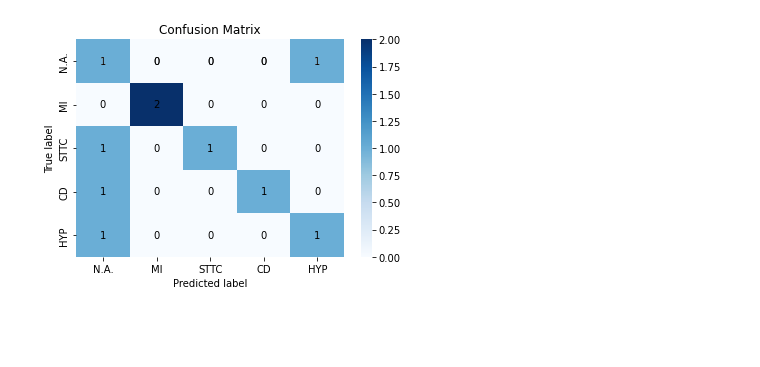
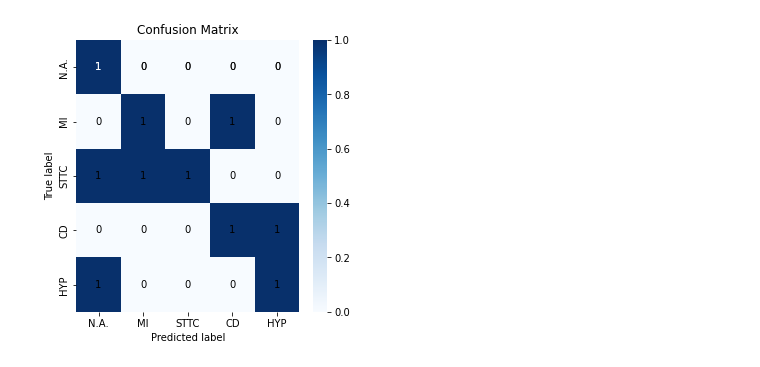
Before and after one commit to HemaxiN/DL_ECG_Classification, a Jupyter notebook: ConfusionMatrix.ipynb, the cells around one changed output. Drawn from its saved outputs; the diff is of its cells as text; code cells hidden in the pictures; blank space fills up the shorter version.

Commit message:
updated confusion matrix

```diff
--- a/ConfusionMatrix.ipynb
+++ b/ConfusionMatrix.ipynb
@@ -3,51 +3,83 @@ import numpy as np
 from sklearn.metrics import confusion_matrix
 import seaborn as sns
 import matplotlib.pyplot as plt
+plt.rcParams["figure.figsize"] = (5,5)
 
 # true and pred labels (ground-truth and output of our models)
-y_true = np.array([[0, 1, 0, 1], [1, 0, 0, 1], [0, 1, 1, 0], [1, 0, 1, 0], [0, 0, 0, 0]])
+y_true = np.array([[0, 1, 0, 1], [1, 0, 0, 1], [0, 1, 1, 0], [1, 1, 1, 0], [0, 0, 0, 0]])
 y_pred = np.array([[0, 0, 0, 0], [1, 0, 0, 1], [0, 1, 0, 1], [1, 0, 1, 0], [0, 0, 0, 0]])
 
 
 def conversion(y_true, y_pred):
     y_true_out = []
     y_pred_out = []
     for y_true_aux, y_pred_aux in zip(y_true, y_pred):
         if np.sum(y_true_aux) == 0 and np.sum(y_pred_aux) == 0: #true normal, pred normal
             y_pred_out.append(0)
             y_true_out.append(0)
+        elif np.sum(y_true_aux) == 0: #true normal, pred not normal
+            i=0
+            for p in y_pred_aux:
+                i+=1
+                if p==1:
+                    y_pred_out.append(i)
+                    y_true_out.append(0)
+        elif np.sum(y_pred_aux) == 0: #true not normal, pred normal
+            i=0
+            for t in y_true_aux:
+                i+=1
+                if t==1:
+                    y_pred_out.append(0)
+                    y_true_out.append(i)
         else:
-            i = 1
-            for t, p in zip(y_true_aux, y_pred_aux):
-                if t==0 and p==0:
-                    i+=1
-                else:
-                    y_true_out.append((1-t)*0+(t)*i)
-                    y_pred_out.append((1-p)*0+(p)*i)
-                    i+=1
+            pred_aux = []
+            true_aux = []
+            i=0
+            for t in y_true_aux:
+                i+=1
+                if t==1:
+                    true_aux.append(i)
+            i=0
+            for p in y_pred_aux:
+                i+=1
+                if p==1:
+                    pred_aux.append(i)
+
+            if len(pred_aux)>len(true_aux):
+                true_aux = np.pad(true_aux, len(pred_aux)-len(true_aux), 'reflect')
+            elif len(true_aux)>len(pred_aux):
+                pred_aux = np.pad(pred_aux, len(true_aux)-len(pred_aux), 'reflect')
+
+            for p, t in zip(pred_aux, true_aux):
+                y_pred_out.append(p)
+                y_true_out.append(t)
 
     return np.asarray(y_true_out), np.asarray(y_pred_out)
 
 y_true_final, y_pred_final = conversion(y_true, y_pred)
 
 #class labels
 class_labels = ['N.A.', 'MI', 'STTC', 'CD', 'HYP']
 
 confusion_matrix = confusion_matrix(y_true_final, y_pred_final)
 
 # heatmap visualization
 ax = sns.heatmap(confusion_matrix, annot=True, fmt='g', cmap='Blues', xticklabels=class_labels, yticklabels=class_labels)
 
 for i in range(len(class_labels)):
     for j in range(len(class_labels)):
-        text = ax.text(j + 0.5, i + 0.5, confusion_matrix[i, j], ha='center', va='center', color='black')
+        if i==0 and j==0:
+            text = ax.text(j + 0.5, i + 0.5, confusion_matrix[i, j], ha='center', va='center', color='white')
+        else:
+            text = ax.text(j + 0.5, i + 0.5, confusion_matrix[i, j], ha='center', va='center', color='black')
+
 
 plt.title("Confusion Matrix")
 plt.xlabel("Predicted label")
 plt.ylabel("True label")
 plt.show()
 # %% [output]
-[figure, old version]
+[figure, new version]
 # %%
 import numpy as np
 from sklearn.metrics import multilabel_confusion_matrix
```
Also changed, not shown: parts of 1 cell of this notebook.
